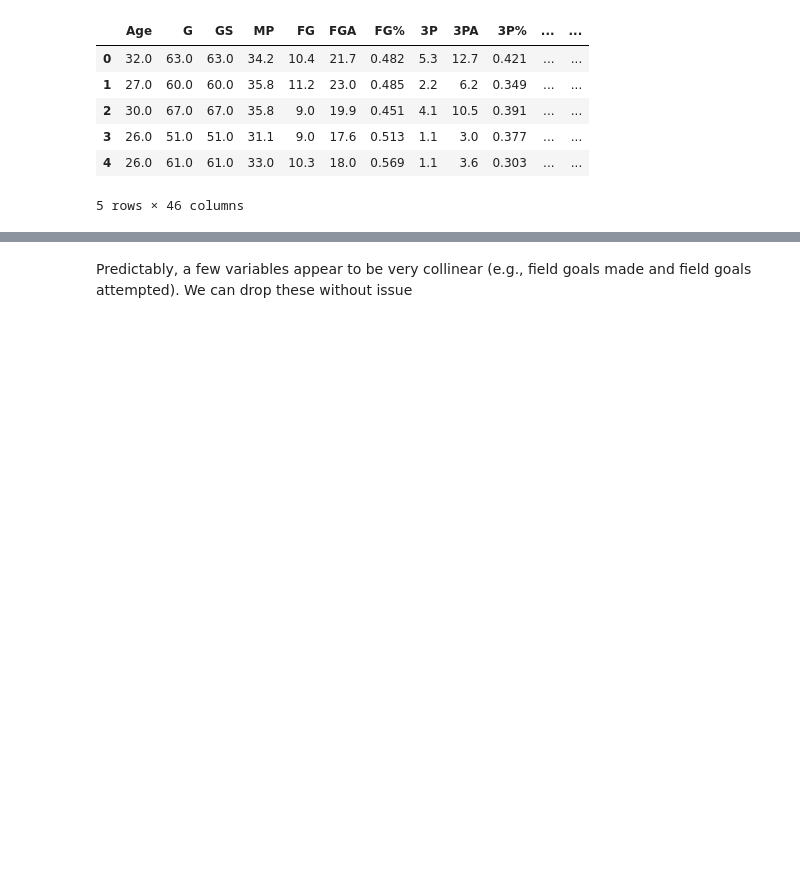
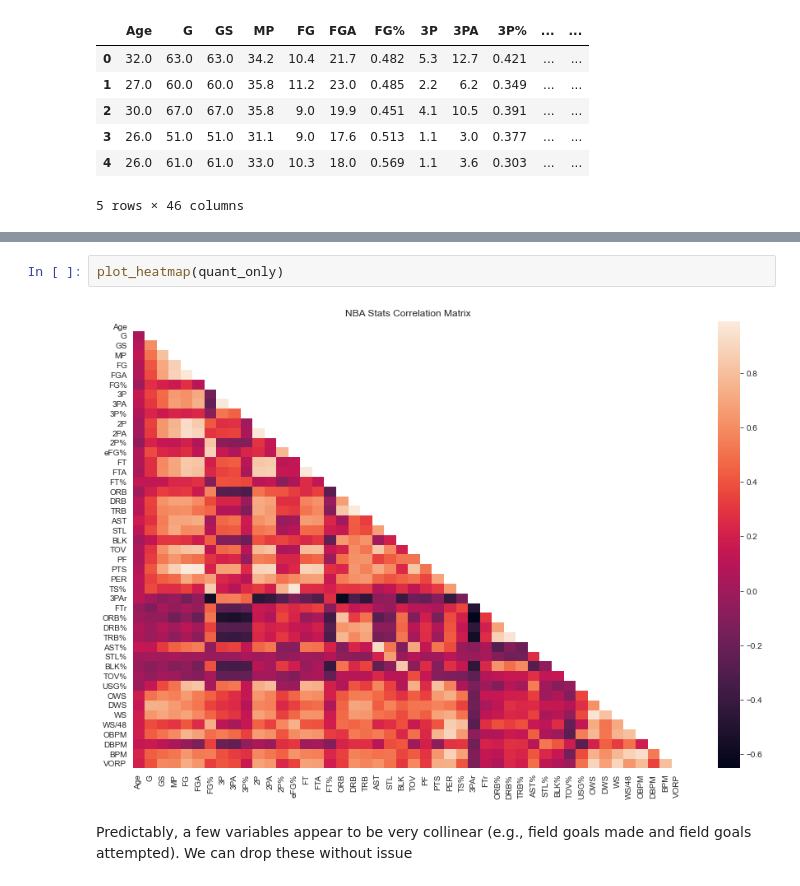
Before and after one commit to IanRFerguson/data-science-portfolio, a Jupyter notebook: nba-new-age/positionless-basketball.ipynb, the cells around one changed output, grey strips where cells are left out. Cells and saved outputs as stored; diff of their text form; blank space fills up the shorter version.

```diff
--- a/nba-new-age/positionless-basketball.ipynb
+++ b/nba-new-age/positionless-basketball.ipynb
@@ -119,3 +121,7 @@ plt.show()
+# %%
+plot_heatmap(quant_only)
+# %% [output]
+[figure, added]
 # %% [markdown]
 Predictably, a few variables appear to be very collinear (e.g., field goals made and field goals attempted). We can drop these without issue
 # %%
```
Also changed, not shown: parts of 7 cells of this notebook.
